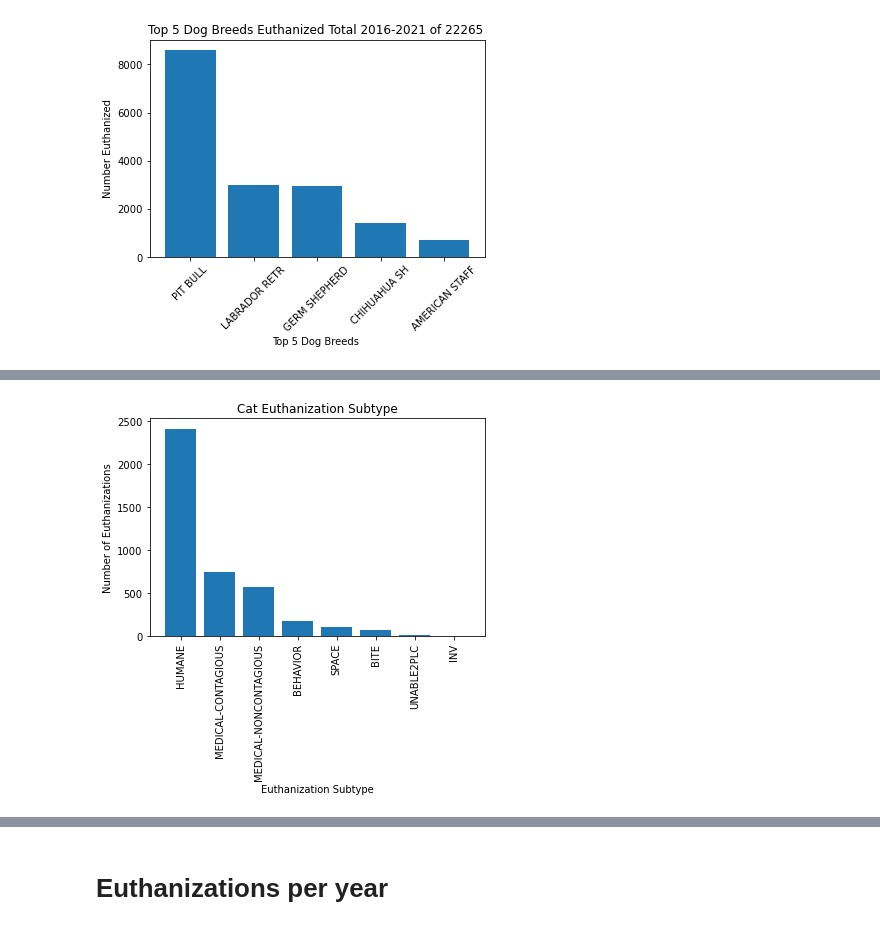
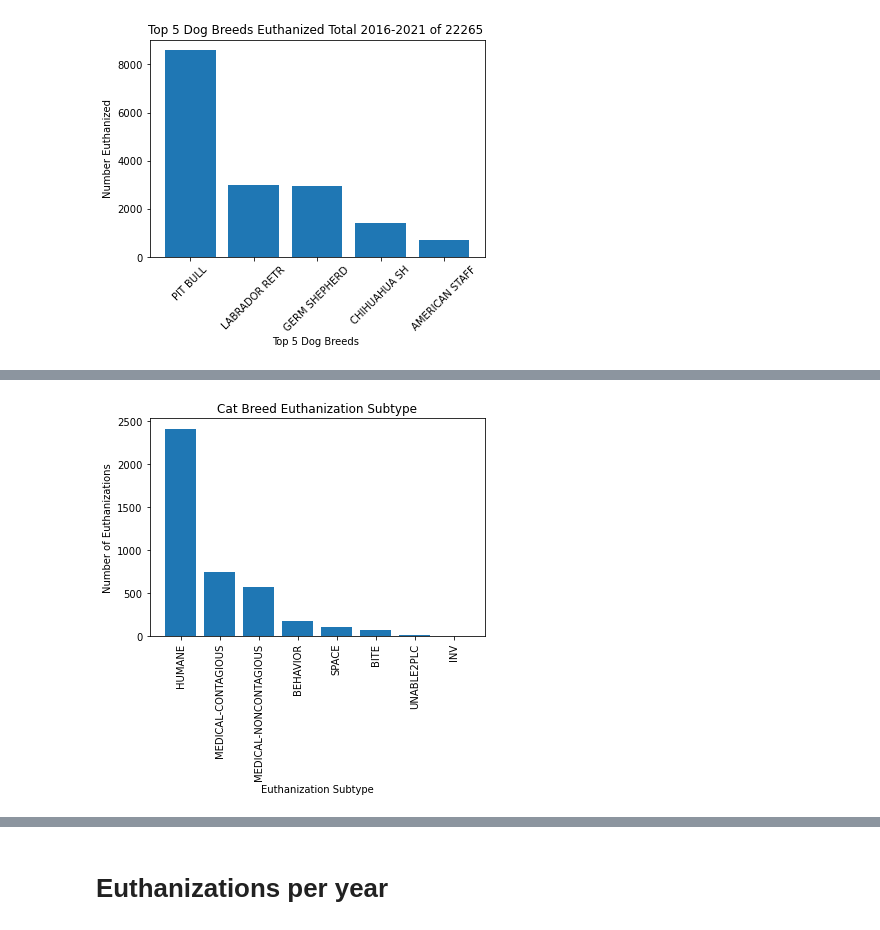
Before and after one commit to jconcha56429/Project1, a Jupyter notebook: Euthanization/Euthanization.ipynb, the cells around one changed output, grey strips where cells are left out. Cells and saved outputs as stored; diff of their text form; code cells hidden in the pictures.

```diff
--- a/Euthanization/Euthanization.ipynb
+++ b/Euthanization/Euthanization.ipynb
@@ -100,27 +98,27 @@ plt.show()
 # %%
 # cat by euthanization subtype
 sub_cat = sub_euth.loc[sub_euth['Animal Type'] == 'CAT']
 sub_cat_count = sub_cat['Outcome Subtype'].value_counts()
 plt.bar(sub_cat_count.index, sub_cat_count)
 plt.xticks(rotation=90)
-plt.title('Cat Euthanization Subtype')
+plt.title('Cat Breed Euthanization Subtype')
 plt.xlabel('Euthanization Subtype')
 plt.ylabel('Number of Euthanizations')
 plt.show()
 # cat and dog by euthanization subtype and percentage
 cat_percent = pd.DataFrame(round((sub_cat_count)/(sub_cat_count.sum())*100,2))
 cat_percent['Outcome Subtype'] = cat_percent['Outcome Subtype'].astype(str) + '%'
 dog_percent = pd.DataFrame(round((sub_dog_count)/(sub_dog_count.sum())*100,2))
 dog_percent['Outcome Subtype'] = dog_percent['Outcome Subtype'].astype(str) + '%'
 cat_breed_outcomes = pd.merge(sub_cat_count,cat_percent,left_index= True,right_index= True)
 sub_dog_count=pd.DataFrame(sub_dog_count)
 dog_breed_outcomes = pd.merge(sub_dog_count,dog_percent,left_index=True,right_index=True)
 outcomes_combined = pd.merge(dog_breed_outcomes,cat_breed_outcomes,left_index=True,right_index=True)
 outcomes_combined.rename(columns={'Outcome Subtype_x_x':'Dog Euthanization Outcomes','Outcome Subtype_y_x':'Dog Euthanization Percents',
                                  'Outcome Subtype_x_y':'Cat Euthanization Outcomes','Outcome Subtype_y_y':'Cat euthanization Percents'},inplace=True)
 outcomes_combined
 # %% [output]
-[figure, old version]
+[figure, new version]
 |  | Dog Euthanization Outcomes | Dog Euthanization Percents | Cat Euthanization Outcomes | Cat euthanization Percents |
 | BEHAVIOR | 3114 | 33.47% | 173 | 4.25% |
 | SPACE | 1932 | 20.77% | 98 | 2.41% |
```
Also changed, not shown: parts of 2 cells of this notebook, 1 other file.
